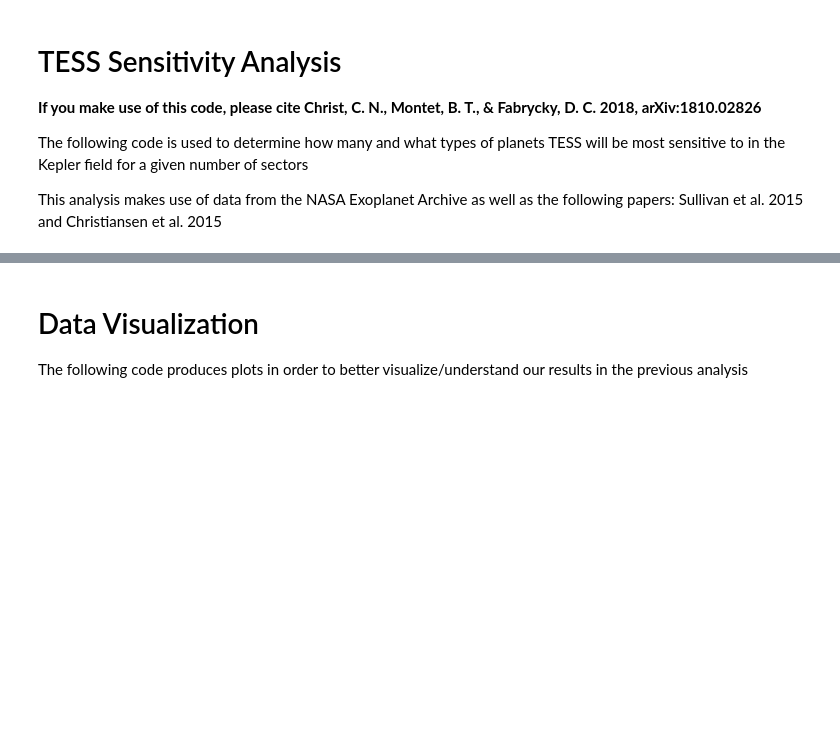
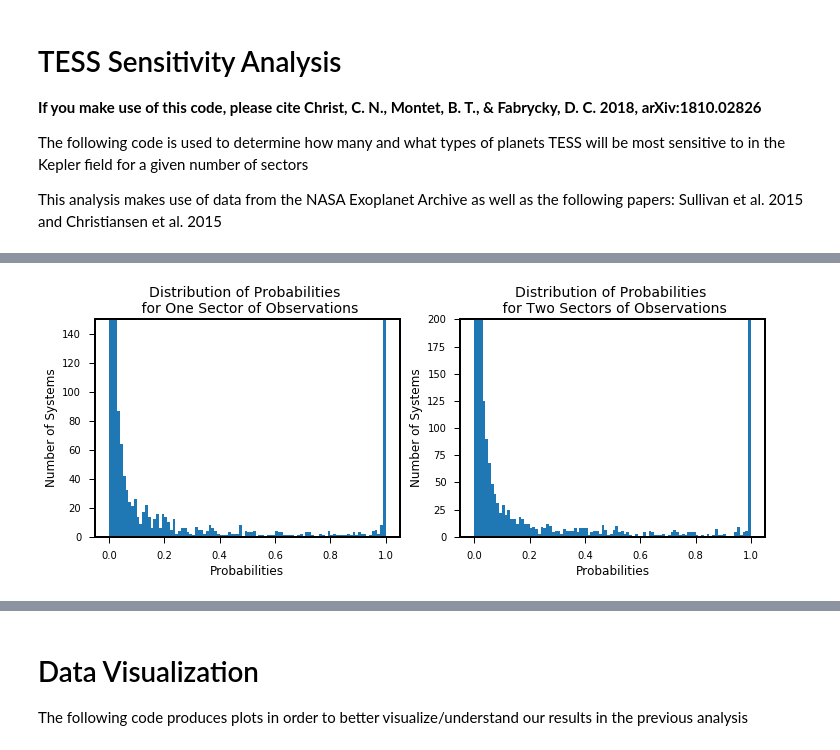
Before and after one commit to callistac/Astronomy-Research-Project-2018, a Jupyter notebook: TESS_Sensitivity/tess_sensitivity.ipynb, the cells around one changed output, grey strips where cells are left out. Saved outputs shown, nothing was run; the diff lists cells and outputs as text; code cells hidden in the pictures; blank space fills up the shorter version.

```diff
--- a/TESS_Sensitivity/tess_sensitivity.ipynb
+++ b/TESS_Sensitivity/tess_sensitivity.ipynb
@@ -252,12 +260,20 @@ print("missing depth", missing_depth)
 # %%
 #showing the distribution of probabilities
+plt.figure(figsize=(12, 4))
+plt.subplot(121)
 plt.hist(df['tot_prob_camp1'], np.arange(0, 1.001, 0.01))
+plt.title("Distribution of Probabilities \n for One Sector of Observations", fontsize=14)
+plt.xlabel('Probabilities', fontsize=12); plt.ylabel('Number of Systems', fontsize=12)
 plt.ylim(0, 150)
-plt.show()
 
+plt.subplot(122)
 plt.hist(df['tot_prob_camp2'], np.arange(0, 1.001, 0.01))
+plt.title("Distribution of Probabilities \n for Two Sectors of Observations", fontsize=14)
+plt.xlabel('Probabilities', fontsize=12); plt.ylabel('Number of Systems', fontsize=12)
 plt.ylim(0, 200)
 plt.show()
+# %% [output]
+[figure, added]
 # %%
 #the following systems were of interest to a research group
 '''
```
Also changed, not shown: parts of 10 cells of this notebook.
